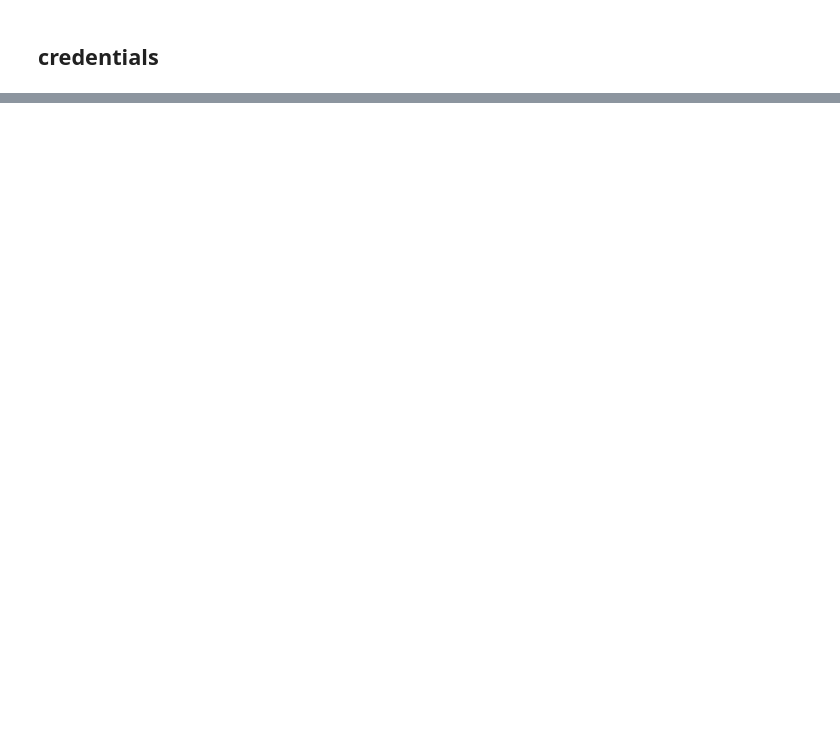
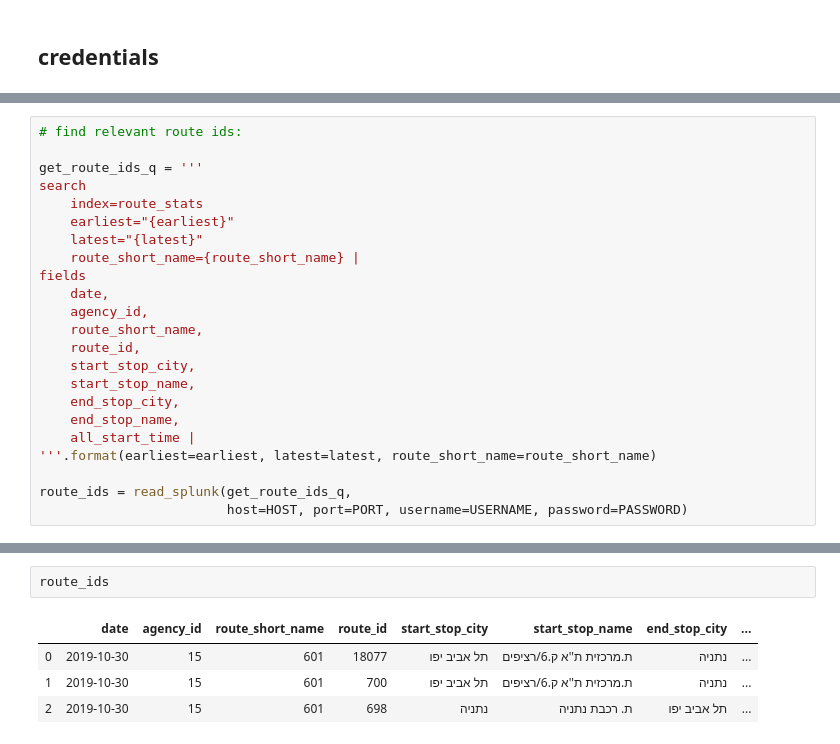
Before and after one commit to hasadna/open-bus, a Jupyter notebook: notebooks/Nativ_plus_get_trips_duration_Nov_2019.ipynb, the cells around one changed output, grey strips where cells are left out. Drawn from its saved outputs; the diff is of its cells as text; blank space fills up the shorter version.

```diff
--- a/notebooks/Nativ_plus_get_trips_duration_Nov_2019.ipynb
+++ b/notebooks/Nativ_plus_get_trips_duration_Nov_2019.ipynb
@@ -45,0 +148,23 @@ HOST, PORT, USERNAME = credentials.values()
+# %%
+# find relevant route ids:
+
+get_route_ids_q = '''
+search
+    index=route_stats
+    earliest="{earliest}"
+    latest="{latest}"
+    route_short_name={route_short_name} |
+fields
+    date,
+    agency_id,
+    route_short_name,
+    route_id,
+    start_stop_city,
+    start_stop_name,
+    end_stop_city,
+    end_stop_name,
+    all_start_time |
+'''.format(earliest=earliest, latest=latest, route_short_name=route_short_name)
+
+route_ids = read_splunk(get_route_ids_q,
+                        host=HOST, port=PORT, username=USERNAME, password=PASSWORD)
@@ -45,0 +189,7 @@ HOST, PORT, USERNAME = credentials.values()
+# %%
+route_ids
+# %% [output]
+|  | date | agency_id | route_short_name | route_id | start_stop_city | start_stop_name | end_stop_city | ... |
+| 0 | 2019-10-30 | 15 | 601 | 18077 | תל אביב יפו | ת.מרכזית ת''א ק.6/רציפים | נתניה | ... |
+| 1 | 2019-10-30 | 15 | 601 | 700 | תל אביב יפו | ת.מרכזית ת''א ק.6/רציפים | נתניה | ... |
+| 2 | 2019-10-30 | 15 | 601 | 698 | נתניה | ת. רכבת נתניה | תל אביב יפו | ... |
```
Also changed, not shown: parts of 22 cells of this notebook.
